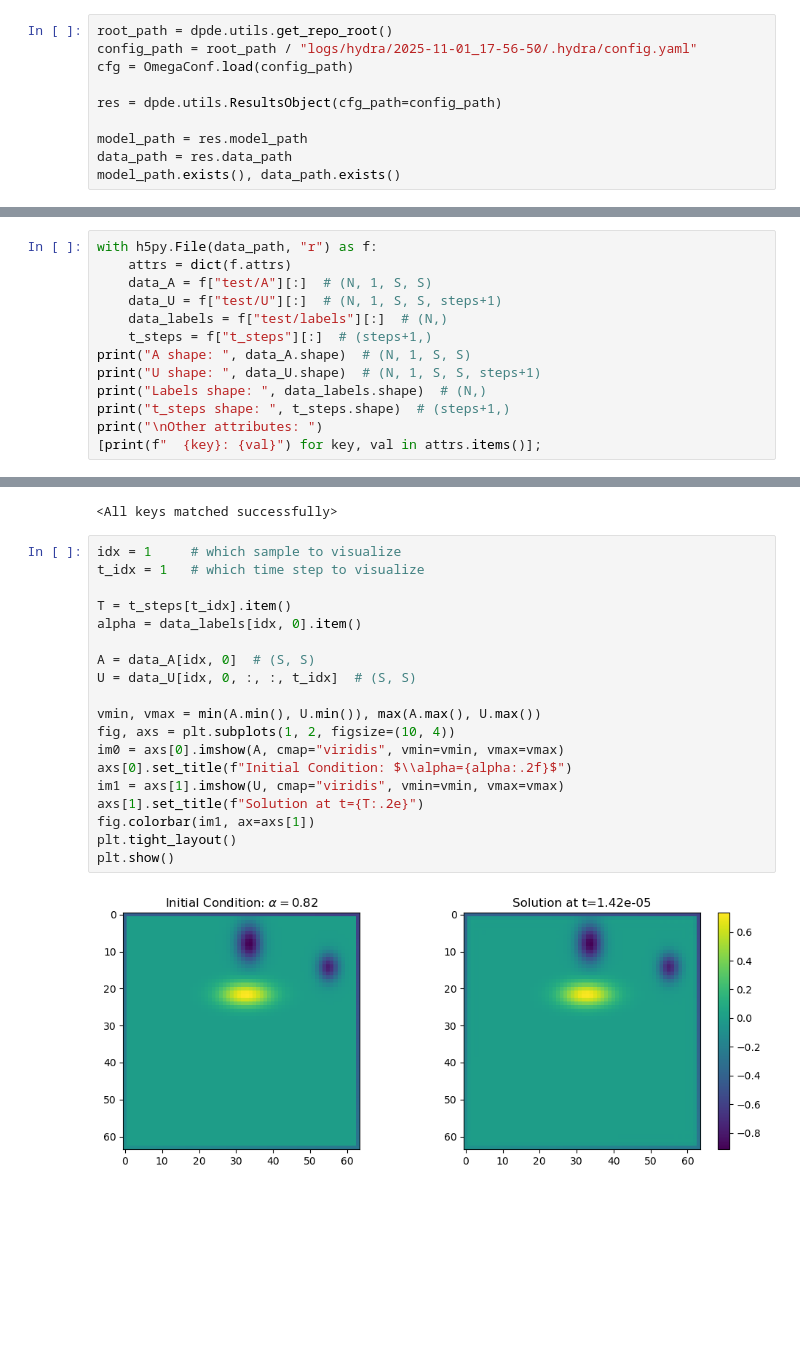
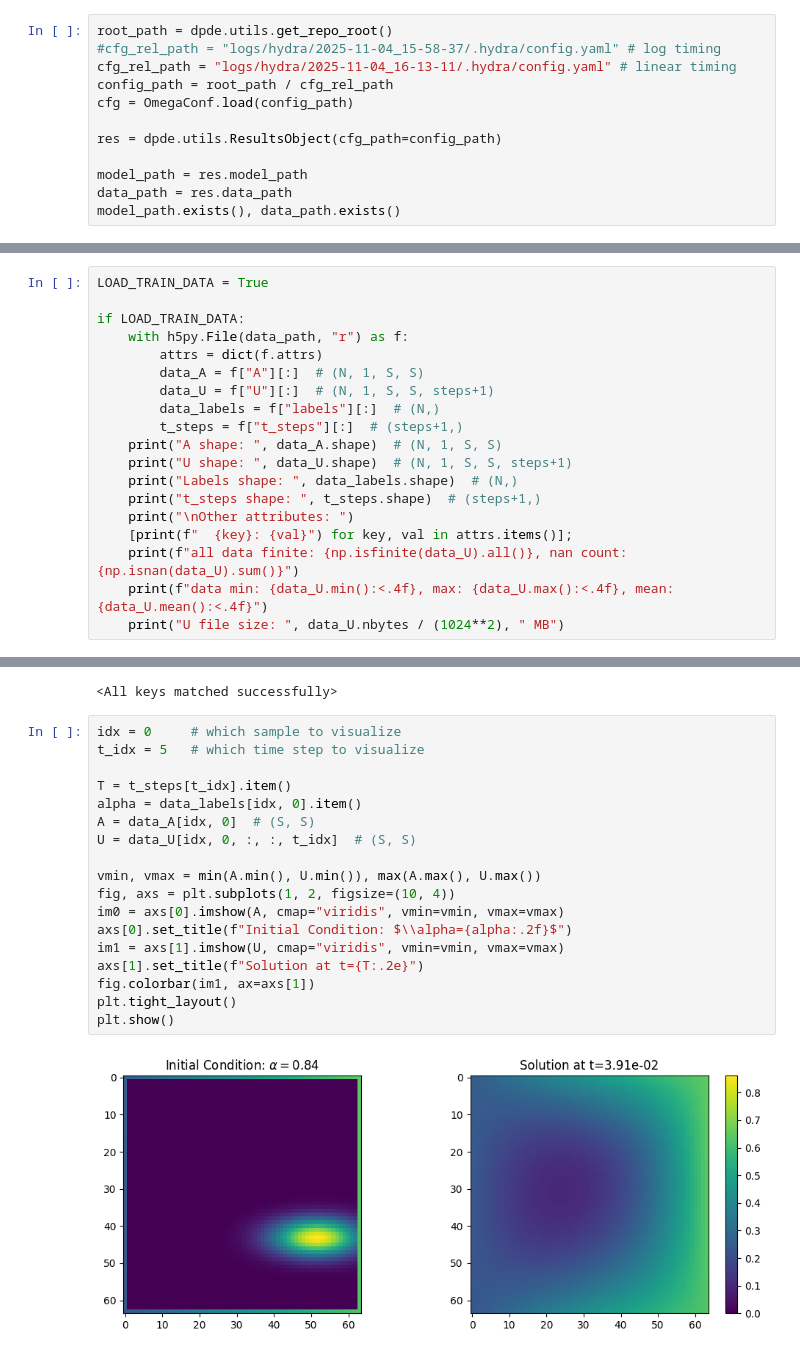
Before and after one commit to cmt-dtu-energy/dynamical-pde-diffusion, a Jupyter notebook: notebooks/01_heat_model.ipynb, the cells around one changed output, grey strips where cells are left out. Drawn from its saved outputs; the diff is of its cells as text; blank space fills up the shorter version.

```diff
--- a/notebooks/01_heat_model.ipynb
+++ b/notebooks/01_heat_model.ipynb
@@ -15,6 +14,8 @@ import importlib
 # %%
 root_path = dpde.utils.get_repo_root()
-config_path = root_path / "logs/hydra/2025-11-01_17-56-50/.hydra/config.yaml"
+#cfg_rel_path = "logs/hydra/2025-11-04_15-58-37/.hydra/config.yaml" # log timing
+cfg_rel_path = "logs/hydra/2025-11-04_16-13-11/.hydra/config.yaml" # linear timing
+config_path = root_path / cfg_rel_path
 cfg = OmegaConf.load(config_path)
 
 res = dpde.utils.ResultsObject(cfg_path=config_path)
@@ -39,14 +44,20 @@ if DOWNLOAD_FROM_WANDB:
 # %%
-with h5py.File(data_path, "r") as f:
-    attrs = dict(f.attrs)
-    data_A = f["test/A"][:]  # (N, 1, S, S)
-    data_U = f["test/U"][:]  # (N, 1, S, S, steps+1)
-    data_labels = f["test/labels"][:]  # (N,)
-    t_steps = f["t_steps"][:]  # (steps+1,)
-print("A shape: ", data_A.shape)  # (N, 1, S, S)
-print("U shape: ", data_U.shape)  # (N, 1, S, S, steps+1)
-print("Labels shape: ", data_labels.shape)  # (N,)
-print("t_steps shape: ", t_steps.shape)  # (steps+1,)
-print("\nOther attributes: ")
-[print(f"  {key}: {val}") for key, val in attrs.items()];
+LOAD_TRAIN_DATA = True
+
+if LOAD_TRAIN_DATA:
+    with h5py.File(data_path, "r") as f:
+        attrs = dict(f.attrs)
+        data_A = f["A"][:]  # (N, 1, S, S)
+        data_U = f["U"][:]  # (N, 1, S, S, steps+1)
+        data_labels = f["labels"][:]  # (N,)
+        t_steps = f["t_steps"][:]  # (steps+1,)
+    print("A shape: ", data_A.shape)  # (N, 1, S, S)
+    print("U shape: ", data_U.shape)  # (N, 1, S, S, steps+1)
+    print("Labels shape: ", data_labels.shape)  # (N,)
+    print("t_steps shape: ", t_steps.shape)  # (steps+1,)
+    print("\nOther attributes: ")
+    [print(f"  {key}: {val}") for key, val in attrs.items()];
+    print(f"all data finite: {np.isfinite(data_U).all()}, nan count: {np.isnan(data_U).sum()}")
+    print(f"data min: {data_U.min():<.4f}, max: {data_U.max():<.4f}, mean: {data_U.mean():<.4f}")
+    print("U file size: ", data_U.nbytes / (1024**2), " MB")
 # %% [output]
@@ -86,26 +91,25 @@ edm.load_state_dict(torch.load(model_path, weights_only=True))
 # %% [output]
 <All keys matched successfully>
 # %%
-idx = 1     # which sample to visualize
-t_idx = 1   # which time step to visualize
+idx = 0     # which sample to visualize
+t_idx = 5   # which time step to visualize
 
 T = t_steps[t_idx].item()
 alpha = data_labels[idx, 0].item()
-
 A = data_A[idx, 0]  # (S, S)
 U = data_U[idx, 0, :, :, t_idx]  # (S, S)
 
 vmin, vmax = min(A.min(), U.min()), max(A.max(), U.max())
 fig, axs = plt.subplots(1, 2, figsize=(10, 4))
 im0 = axs[0].imshow(A, cmap="viridis", vmin=vmin, vmax=vmax)
 axs[0].set_title(f"Initial Condition: $\\alpha={alpha:.2f}$")
 im1 = axs[1].imshow(U, cmap="viridis", vmin=vmin, vmax=vmax)
 axs[1].set_title(f"Solution at t={T:.2e}")
 fig.colorbar(im1, ax=axs[1])
 plt.tight_layout()
 plt.show()
 # %% [output]
-[figure, old version]
+[figure, new version]
 # %%
 sample_shape = cfg.dataset.sampling.sample_shape
 generator = torch.Generator().manual_seed(0)
```
Also changed, not shown: parts of 13 cells of this notebook, 22 other files.
